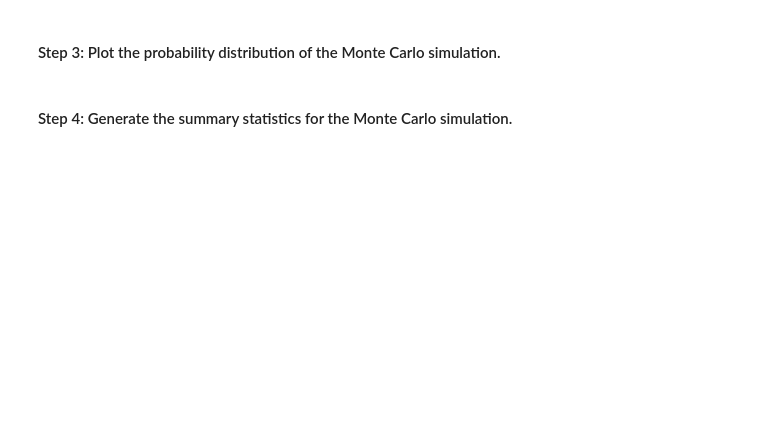
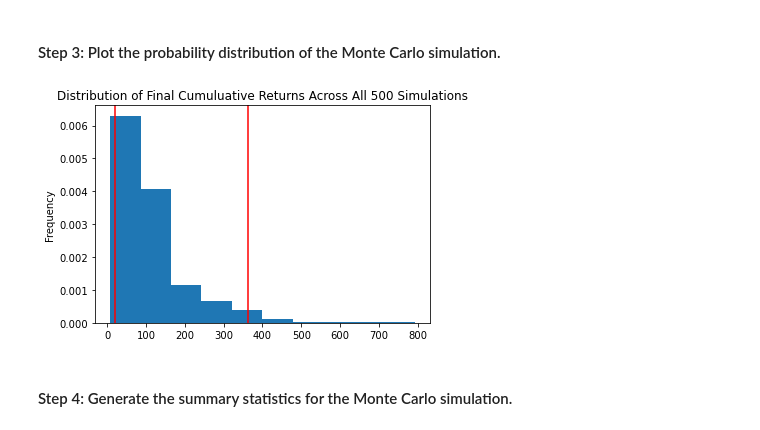
Before and after one commit to blandwhite/Challenge_5, a Jupyter notebook: Starter_Code/financial_planning_tools.ipynb, the cells around one changed output. Saved outputs shown, nothing was run; the diff lists cells and outputs as text; code cells hidden in the pictures; blank space fills up the shorter version.

```diff
--- a/Starter_Code/financial_planning_tools.ipynb
+++ b/Starter_Code/financial_planning_tools.ipynb
@@ -445,7 +522,9 @@ In this section, you’ll use the MCForecastTools library to create a Monte Carl
 # %%
 # Visualize the probability distribution of the 30-year Monte Carlo simulation
 # by plotting a histogram
-# YOUR CODE HERE
+mc_thirtyyear.plot_distribution();
+# %% [output]
+[figure, added]
 # %% [markdown]
 #### Step 4: Generate the summary statistics for the Monte Carlo simulation.
 # %%
```
Also changed, not shown: parts of 30 cells of this notebook.
